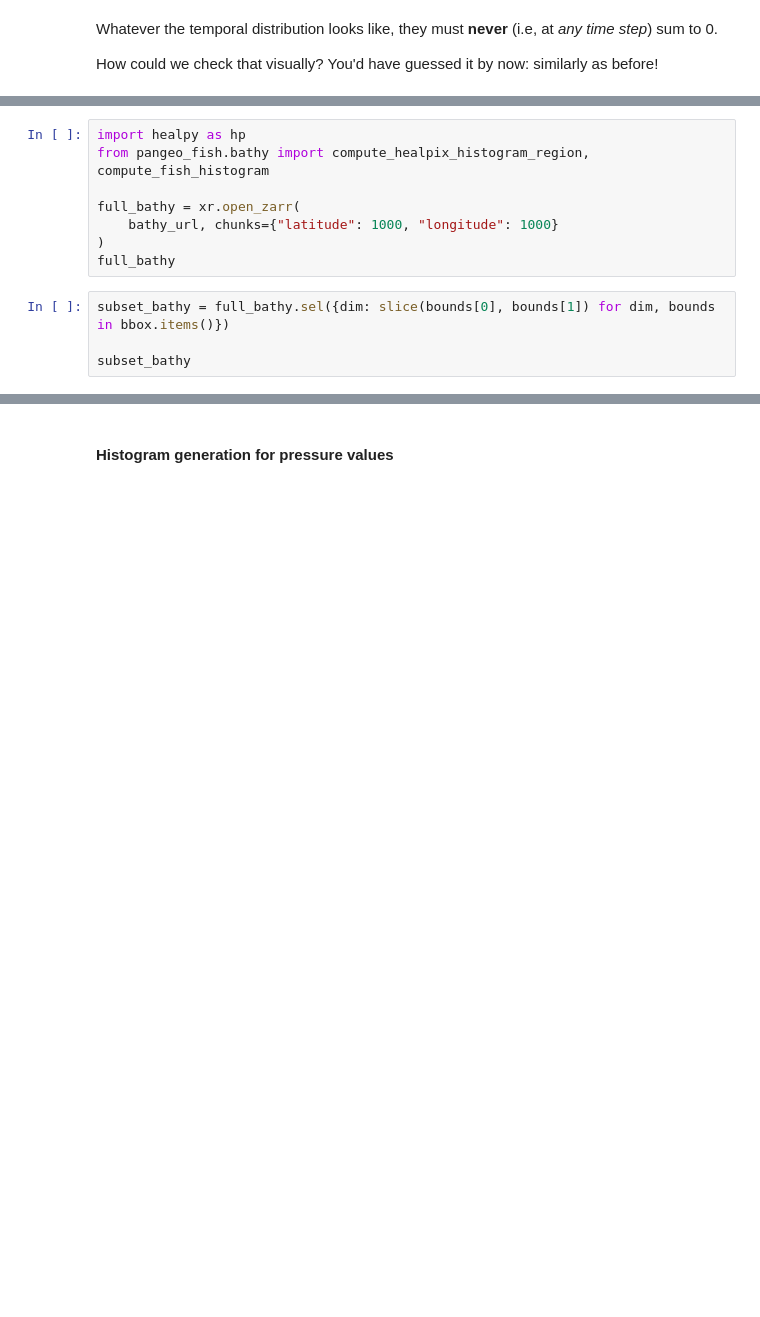
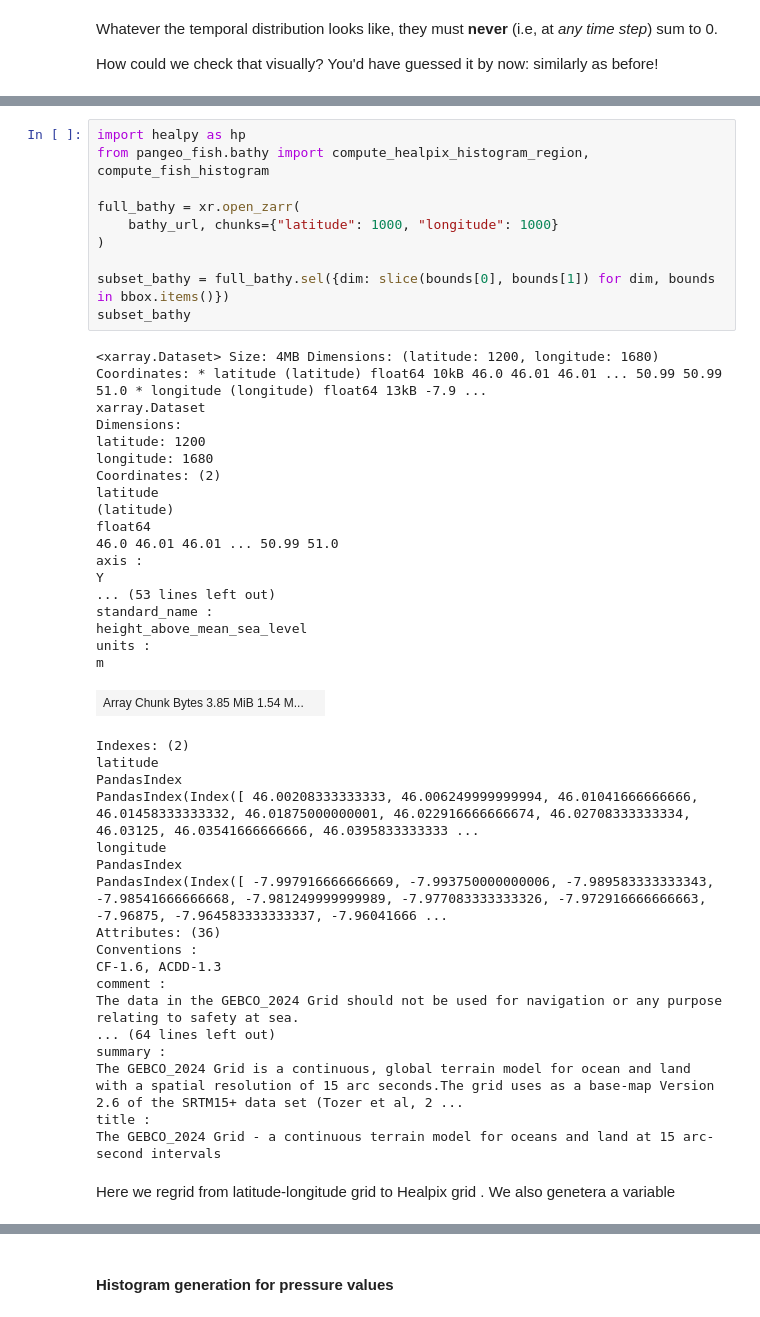
Before and after one commit to pangeo-fish/pangeo-fish, a Jupyter notebook: notebooks/pangeo-fish-bathy.ipynb, the cells around one changed output, grey strips where cells are left out. Saved outputs shown, nothing was run; the diff lists cells and outputs as text; blank space fills up the shorter version.

```diff
--- a/notebooks/pangeo-fish-bathy.ipynb
+++ b/notebooks/pangeo-fish-bathy.ipynb
@@ -301,15 +551,51 @@ These additional probabilities will enhance the emission _pdf_ constructed in th
 # %%
 import healpy as hp
 from pangeo_fish.bathy import compute_healpix_histogram_region, compute_fish_histogram
 
 full_bathy = xr.open_zarr(
     bathy_url, chunks={"latitude": 1000, "longitude": 1000}
 )
-full_bathy
+
+subset_bathy = full_bathy.sel({dim: slice(bounds[0], bounds[1]) for dim, bounds in bbox.items()})
+subset_bathy
+# %% [output]
+<xarray.Dataset> Size: 4MB Dimensions: (latitude: 1200, longitude: 1680) Coordinates: * latitude (latitude) float64 10kB 46.0 46.01 46.01 ... 50.99 50.99 51.0 * longitude (longitude) float64 13kB -7.9 ...
+xarray.Dataset
+Dimensions:
+latitude: 1200
+longitude: 1680
+Coordinates: (2)
+latitude
+(latitude)
+float64
+46.0 46.01 46.01 ... 50.99 51.0
+axis :
+Y
+... (53 lines left out)
+standard_name :
+height_above_mean_sea_level
+units :
+m
+| Array Chunk Bytes 3.85 MiB 1.54 M... |  |
+Indexes: (2)
+latitude
+PandasIndex
+PandasIndex(Index([ 46.00208333333333, 46.006249999999994, 46.01041666666666, 46.01458333333332, 46.01875000000001, 46.022916666666674, 46.02708333333334, 46.03125, 46.03541666666666, 46.0395833333333 ...
+longitude
+PandasIndex
+PandasIndex(Index([ -7.997916666666669, -7.993750000000006, -7.989583333333343, -7.98541666666668, -7.981249999999989, -7.977083333333326, -7.972916666666663, -7.96875, -7.964583333333337, -7.96041666 ...
+Attributes: (36)
+Conventions :
+CF-1.6, ACDD-1.3
+comment :
+The data in the GEBCO_2024 Grid should not be used for navigation or any purpose relating to safety at sea.
+... (64 lines left out)
+summary :
+The GEBCO_2024 Grid is a continuous, global terrain model for ocean and land with a spatial resolution of 15 arc seconds.The grid uses as a base-map Version 2.6 of the SRTM15+ data set (Tozer et al, 2 ...
+title :
+The GEBCO_2024 Grid - a continuous terrain model for oceans and land at 15 arc-second intervals
-# %%
-subset_bathy = full_bathy.sel({dim: slice(bounds[0], bounds[1]) for dim, bounds in bbox.items()})
-
-subset_bathy
+# %% [markdown]
+Here we regrid from latitude-longitude grid  to Healpix grid . We also genetera a variable
 # %%
 
 ds_histo = compute_healpix_histogram_region(subset_bathy, nside=2**refinement_level, nb_depth_bins=max_depth_bins)
```
Also changed, not shown: parts of 41 cells of this notebook, 1 other file.
